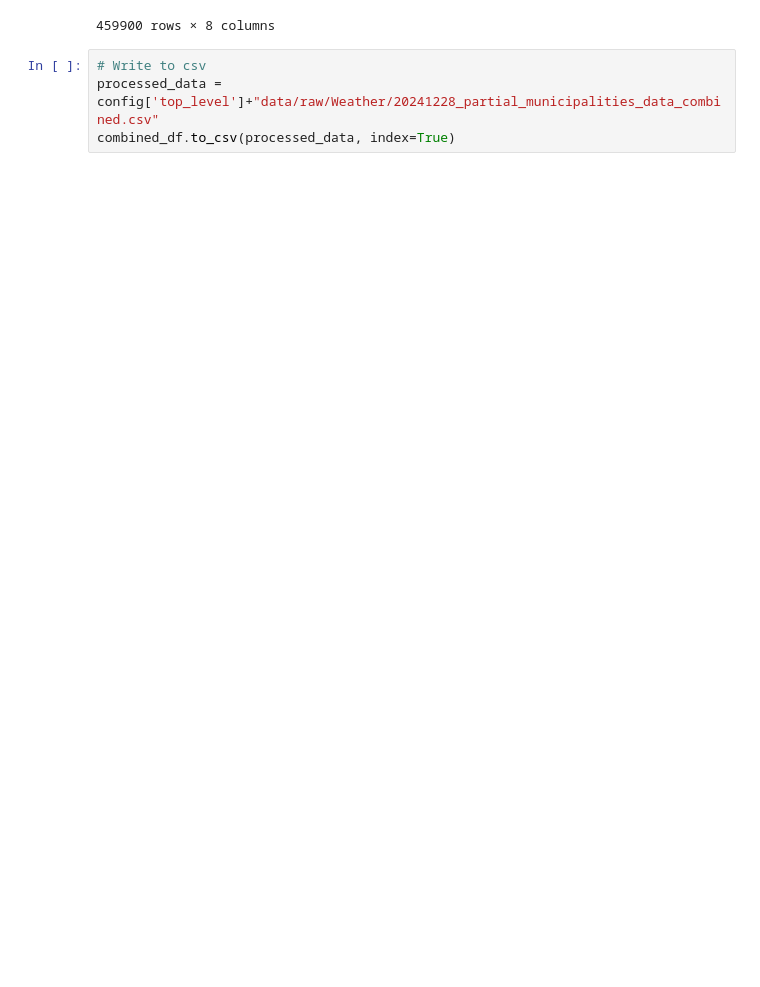
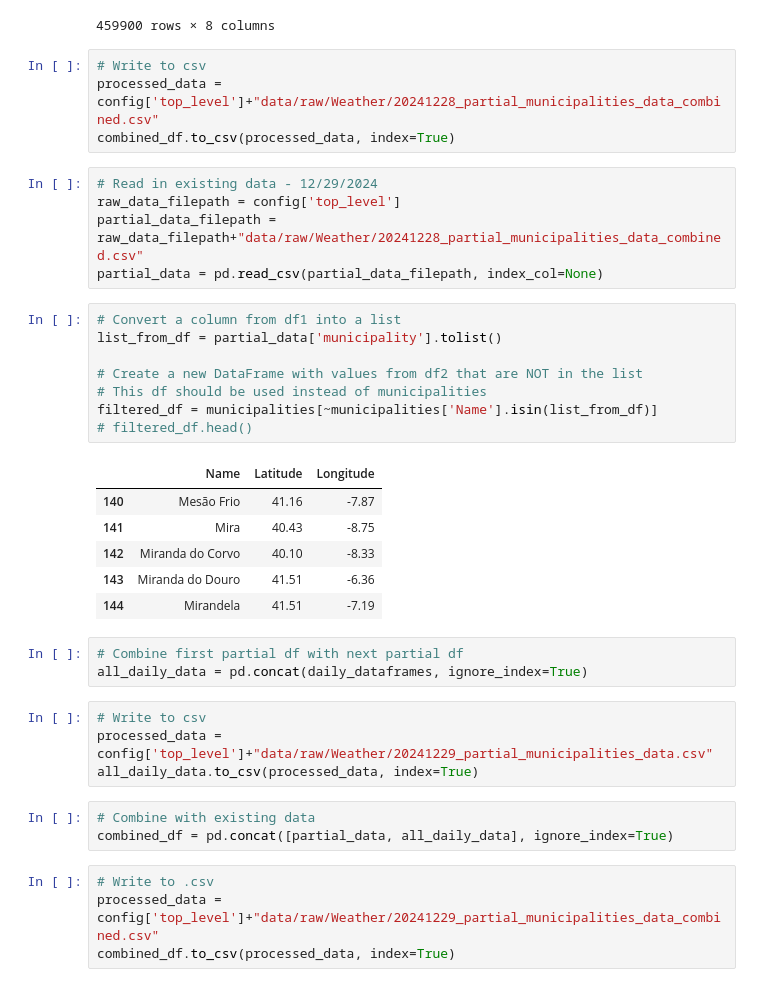
Before and after one commit to eleshuk/GDS-final-project, a Jupyter notebook: src/data/weather_data/20241228_get_weather_data.ipynb, the cells around one changed output. Saved outputs shown, nothing was run; the diff lists cells and outputs as text; blank space fills up the shorter version.

```diff
--- a/src/data/weather_data/20241228_get_weather_data.ipynb
+++ b/src/data/weather_data/20241228_get_weather_data.ipynb
@@ -263,3 +263,37 @@ combined_df = pd.concat([partial_data1, partial_data2], ignore_index=True)
 # Write to csv
 processed_data = config['top_level']+"data/raw/Weather/20241228_partial_municipalities_data_combined.csv"
 combined_df.to_csv(processed_data, index=True)
+# %%
+# Read in existing data - 12/29/2024
+raw_data_filepath = config['top_level']
+partial_data_filepath = raw_data_filepath+"data/raw/Weather/20241228_partial_municipalities_data_combined.csv"
+partial_data = pd.read_csv(partial_data_filepath, index_col=None)
+# %%
+# Convert a column from df1 into a list
+list_from_df = partial_data['municipality'].tolist()
+
+# Create a new DataFrame with values from df2 that are NOT in the list
+# This df should be used instead of municipalities
+filtered_df = municipalities[~municipalities['Name'].isin(list_from_df)]
+# filtered_df.head()
+# %% [output]
+|  | Name | Latitude | Longitude |
+| 140 | Mesão Frio | 41.16 | -7.87 |
+| 141 | Mira | 40.43 | -8.75 |
+| 142 | Miranda do Corvo | 40.10 | -8.33 |
+| 143 | Miranda do Douro | 41.51 | -6.36 |
+| 144 | Mirandela | 41.51 | -7.19 |
+# %%
+# Combine first partial df with next partial df
+all_daily_data = pd.concat(daily_dataframes, ignore_index=True)
+# %%
+# Write to csv
+processed_data = config['top_level']+"data/raw/Weather/20241229_partial_municipalities_data.csv"
+all_daily_data.to_csv(processed_data, index=True)
+# %%
+# Combine with existing data
+combined_df = pd.concat([partial_data, all_daily_data], ignore_index=True)
+# %%
+# Write to .csv
+processed_data = config['top_level']+"data/raw/Weather/20241229_partial_municipalities_data_combined.csv"
+combined_df.to_csv(processed_data, index=True)
```
Also changed, not shown: parts of 9 cells of this notebook, 4 other files.
